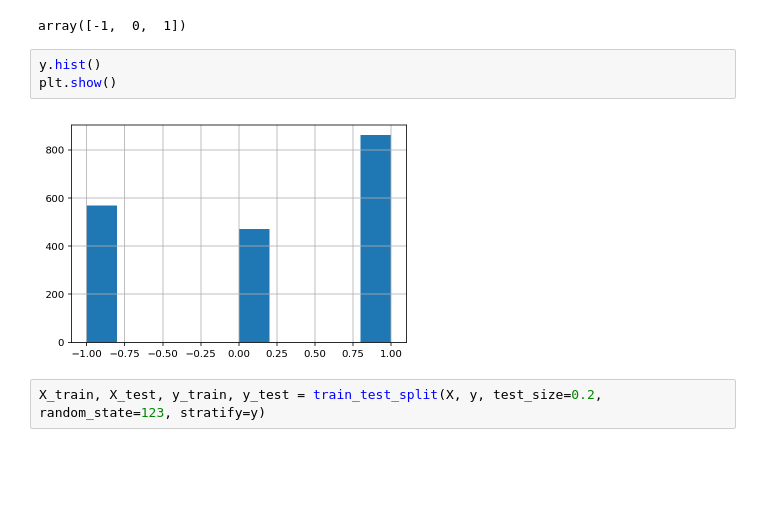
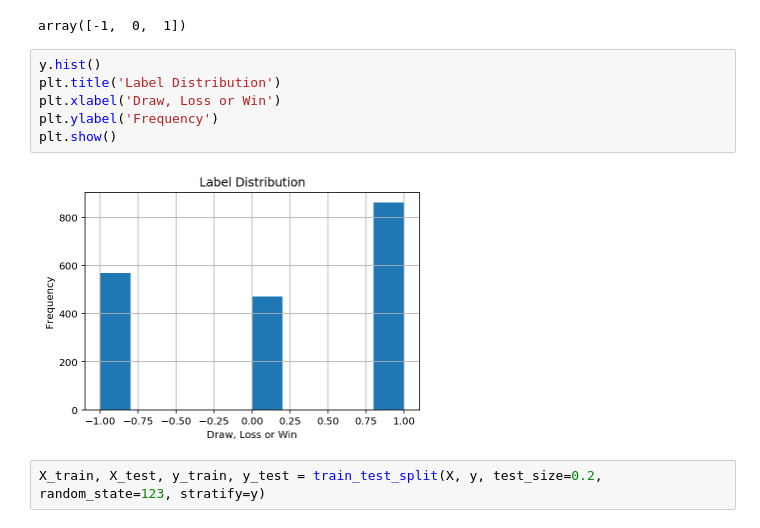
Before and after one commit to chizkidd/dsi-CapstoneProj, a Jupyter notebook: Day2_EDA.ipynb, the cells around one changed output. Saved outputs shown, nothing was run; the diff lists cells and outputs as text; blank space fills up the shorter version.

```diff
--- a/Day2_EDA.ipynb
+++ b/Day2_EDA.ipynb
@@ -736,11 +762,14 @@ X = rf_df.values
 np.unique(y)
 # %% [output]
 array([-1,  0,  1])
-# %%
-y.hist()
-plt.show()
-# %% [output]
-[figure, removed]
+# %%
+y.hist()
+plt.title('Label Distribution')
+plt.xlabel('Draw, Loss or Win')
+plt.ylabel('Frequency')
+plt.show()
+# %% [output]
+[figure, added]
 # %%
 X_train, X_test, y_train, y_test = train_test_split(X, y, test_size=0.2, random_state=123, stratify=y)
 # %% [markdown]
```
Also changed, not shown: parts of 9 cells of this notebook, 2 other files.
